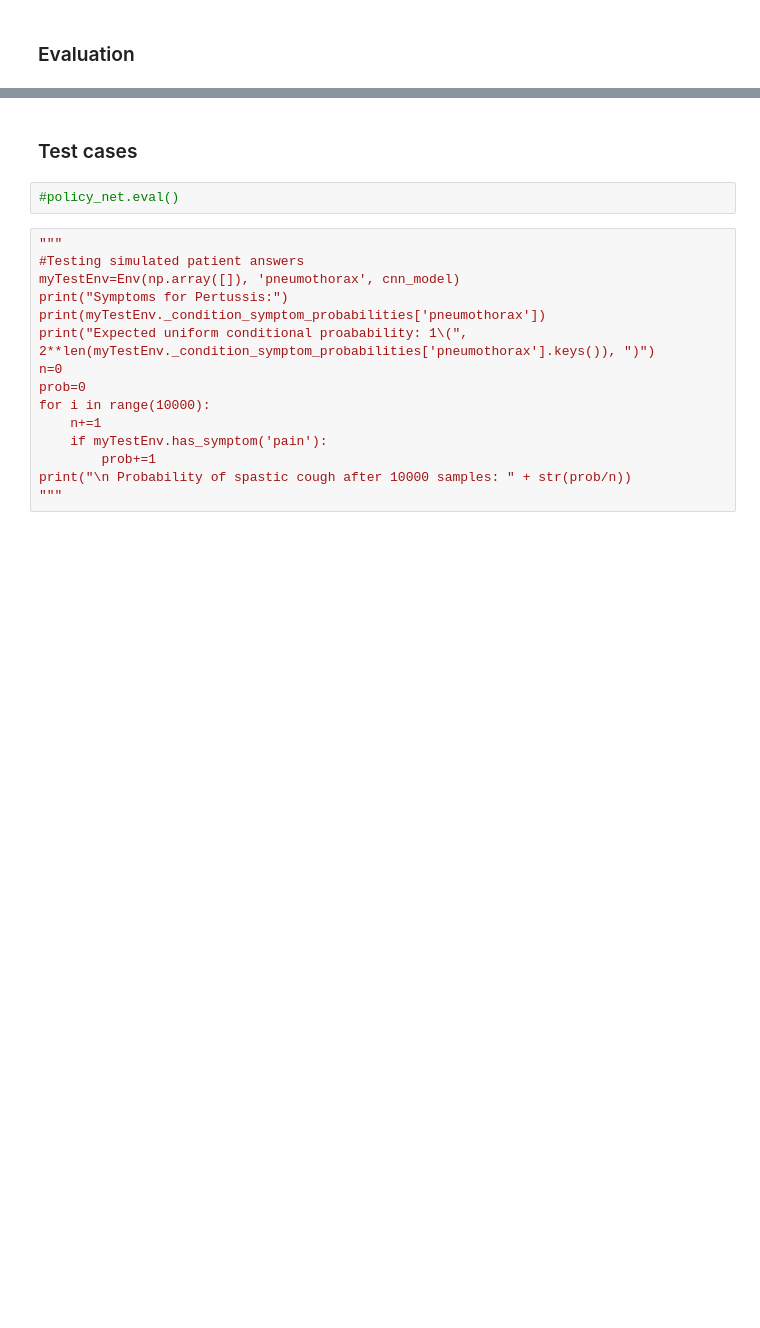
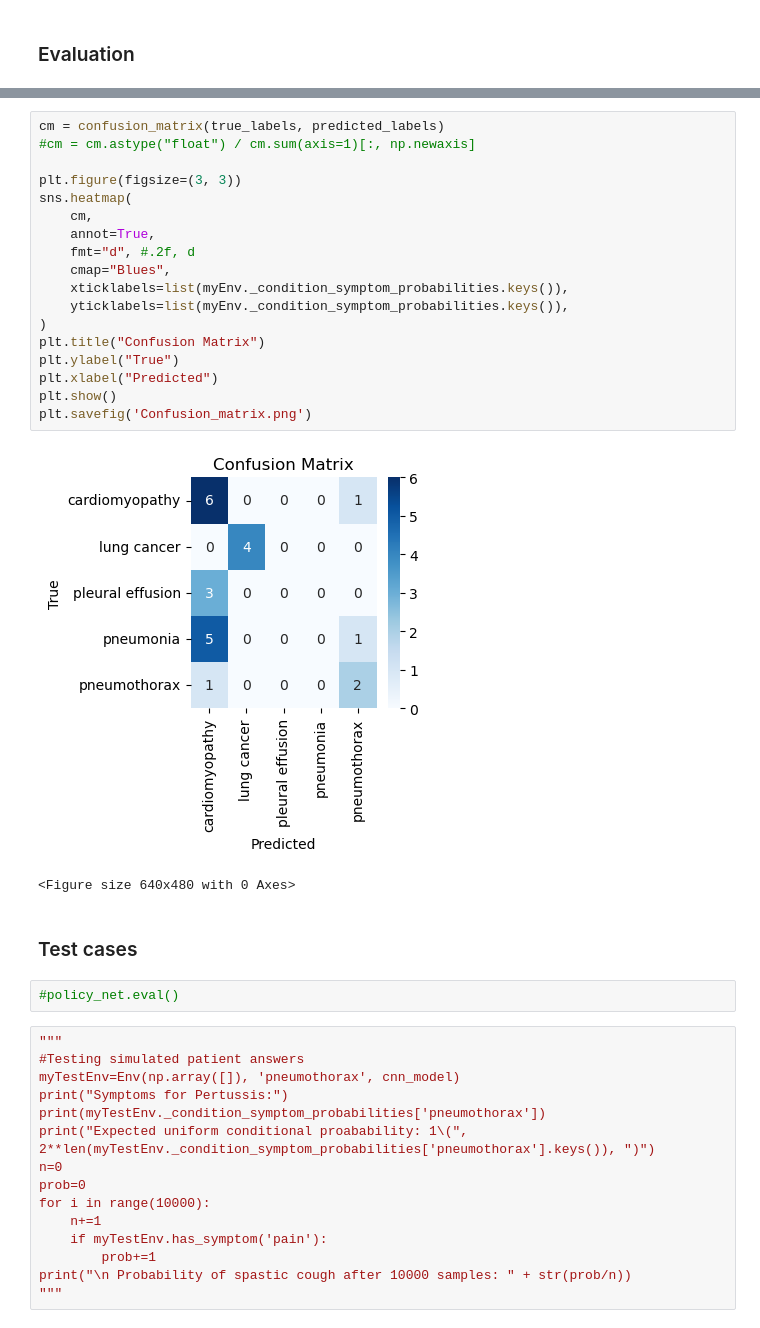
Before and after one commit to vinzenzuhr/RL_VisualSymptomChecker, a Jupyter notebook: RL_environment.ipynb, the cells around one changed output, grey strips where cells are left out. Drawn from its saved outputs; the diff is of its cells as text; blank space fills up the shorter version.

```diff
--- a/RL_environment.ipynb
+++ b/RL_environment.ipynb
@@ -731,3 +688,24 @@ num selected actions:  14
+# %%
+cm = confusion_matrix(true_labels, predicted_labels)
+#cm = cm.astype("float") / cm.sum(axis=1)[:, np.newaxis]
+
+plt.figure(figsize=(3, 3))
+sns.heatmap(
+    cm,
+    annot=True,
+    fmt="d", #.2f, d
+    cmap="Blues",
+    xticklabels=list(myEnv._condition_symptom_probabilities.keys()),
+    yticklabels=list(myEnv._condition_symptom_probabilities.keys()),
+)
+plt.title("Confusion Matrix")
+plt.ylabel("True")
+plt.xlabel("Predicted")
+plt.show()
+plt.savefig('Confusion_matrix.png')
+# %% [output]
+[figure, added]
+<Figure size 640x480 with 0 Axes>
 # %% [markdown]
 ### Test cases
 # %%
```
Also changed, not shown: parts of 19 cells of this notebook.
